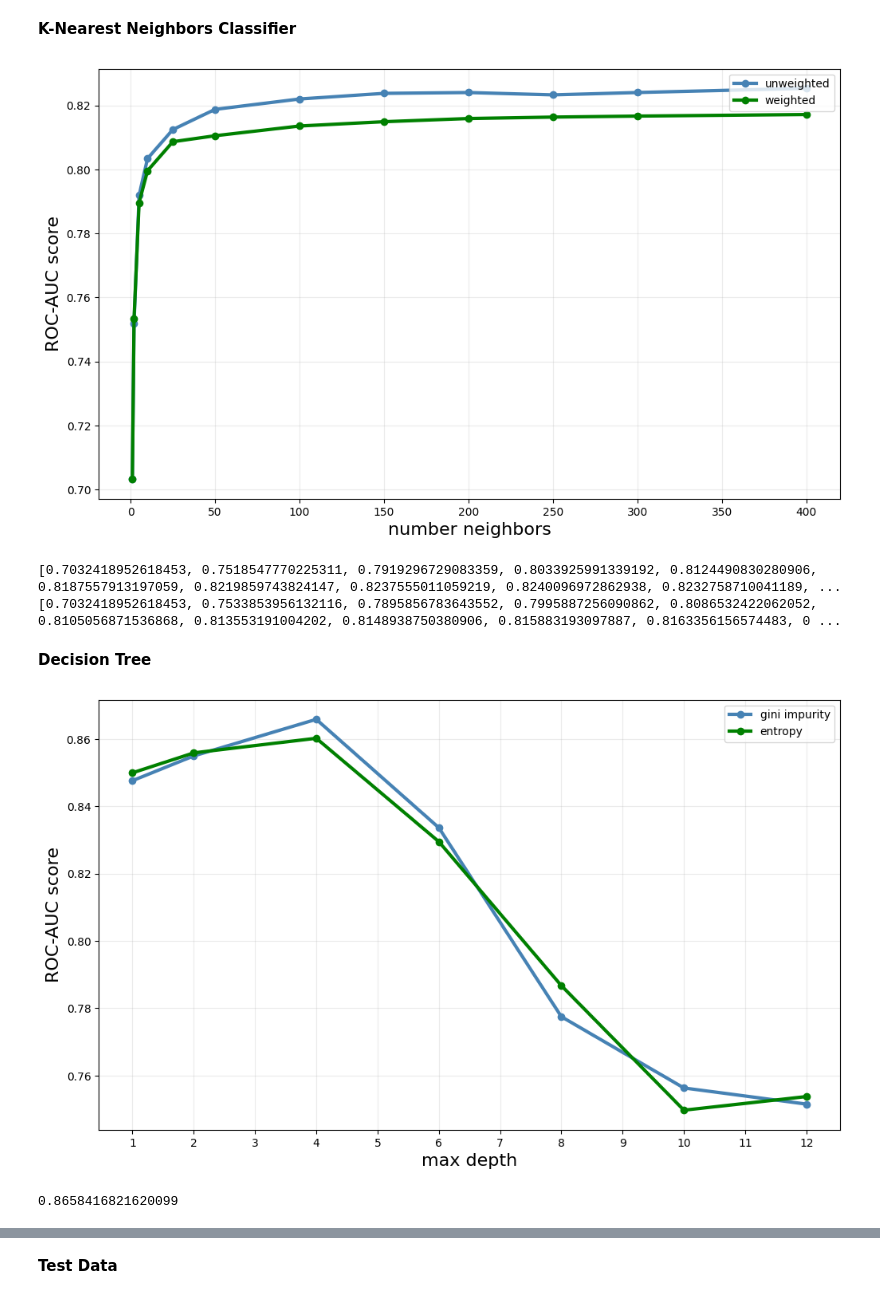
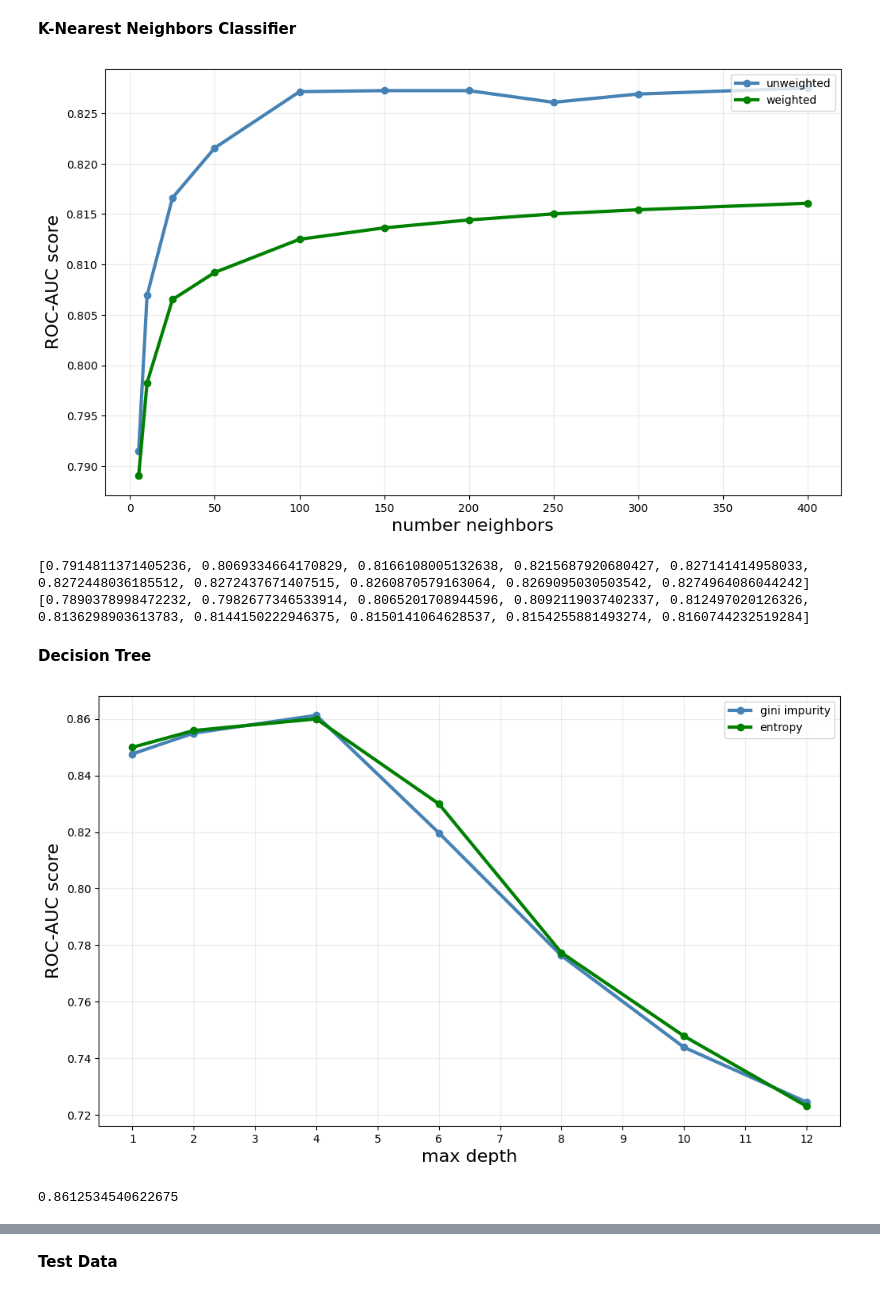
Before and after one commit to notkarenyi/ml-project, a Jupyter notebook: tori-work/classify.ipynb, the cells around one changed output, grey strips where cells are left out. Cells and saved outputs as stored; diff of their text form; code cells hidden in the pictures.

```diff
--- a/tori-work/classify.ipynb
+++ b/tori-work/classify.ipynb
@@ -38,7 +38,7 @@ x_valid = valid.drop(columns = ["Target"])
 y_valid = valid["Target"]
 # %%
 # Use variance threshold to find most important features
-threshold = 0.2
+threshold = 0.5
 sel = VarianceThreshold(threshold)
 sel.fit_transform(x_train)
 selected_features = sel.get_feature_names_out(x_train.columns)
@@ -54,42 +54,42 @@ x_valid = pd.DataFrame(imputer.fit_transform(x_valid), columns=imputer.get_featu
 # %% [markdown]
 **K-Nearest Neighbors Classifier**
 # %%
-allks= [1,2,5,10,25,50,100,150,200,250,300, 400]
+allks= [5,10,25,50,100,150,200,250,300, 400]
 uw_scores = []
 w_scores = []
 
 # Unweighted
 for k in allks:
     knn = KNeighborsClassifier(n_neighbors = k)
     knn.fit(x_train_knn, y_train)
     y_pred = knn.predict_proba(x_valid)
     score = roc_auc_score(y_valid, y_pred, multi_class = "ovr", average = "micro")
     uw_scores.append(score)
 
 # Weighted
 for k in allks:
     knn = KNeighborsClassifier(n_neighbors = k, weights = "distance")
     knn.fit(x_train_knn, y_train)
     y_pred = knn.predict_proba(x_valid)
     score = roc_auc_score(y_valid, y_pred, multi_class = "ovr", average = "micro")
     w_scores.append(score)
 
 fig, ax = plt.subplots(nrows=1,ncols=1,figsize=(12, 7))
 ax.plot(allks, uw_scores, marker="o", color="steelblue", lw=3, label="unweighted")
 ax.plot(allks, w_scores, marker="o", color="green", lw=3, label="weighted")
 ax.set_xlabel("number neighbors", fontsize=16)
 ax.set_ylabel("ROC-AUC score", fontsize=16)
 ax.legend(loc="upper right")
 plt.xticks(range(0, 401, 50))
 ax.grid(alpha=0.25)
 # %% [output]
-[figure, old version]
+[figure, new version]
 # %%
 print(uw_scores)
 print(w_scores)
 # %% [output]
-[0.7032418952618453, 0.7518547770225311, 0.7919296729083359, 0.8033925991339192, 0.8124490830280906, 0.8187557913197059, 0.8219859743824147, 0.8237555011059219, 0.8240096972862938, 0.8232758710041189, ...
-[0.7032418952618453, 0.7533853956132116, 0.7895856783643552, 0.7995887256090862, 0.8086532422062052, 0.8105056871536868, 0.813553191004202, 0.8148938750380906, 0.815883193097887, 0.8163356156574483, 0 ...
+[0.7914811371405236, 0.8069334664170829, 0.8166108005132638, 0.8215687920680427, 0.827141414958033, 0.8272448036185512, 0.8272437671407515, 0.8260870579163064, 0.8269095030503542, 0.8274964086044242]
+[0.7890378998472232, 0.7982677346533914, 0.8065201708944596, 0.8092119037402337, 0.812497020126326, 0.8136298903613783, 0.8144150222946375, 0.8150141064628537, 0.8154255881493274, 0.8160744232519284]
 # %% [markdown]
 **Decision Tree**
 # %%
@@ -125,14 +125,14 @@ ax.legend(loc="upper right")
 plt.xticks(range(1, 13, 1))
 ax.grid(alpha=0.25)
 # %% [output]
-[figure, old version]
+[figure, new version]
 # %%
 # Best model is tree with max depth 4 using entropy to split
 best_tree = gini_trees[4][0]
 best_score = gini_trees[4][1]
 print(best_score)
 # %% [output]
-0.8658416821620099
+0.8612534540622675
 # %%
 print(best_tree.feature_importances_)
 print(best_tree.feature_names_in_)
```
Also changed, not shown: parts of 5 cells of this notebook, 1 other file.
